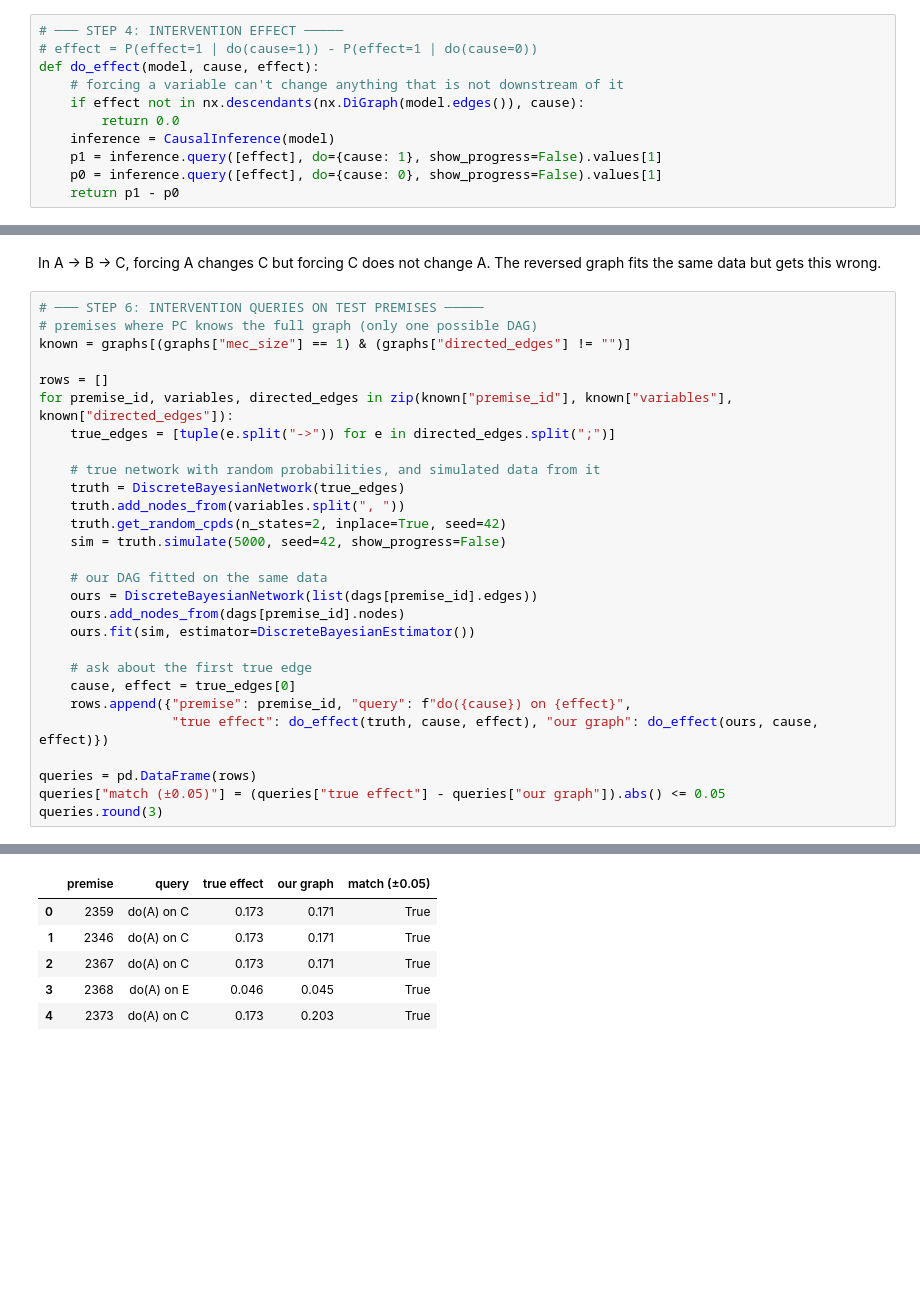
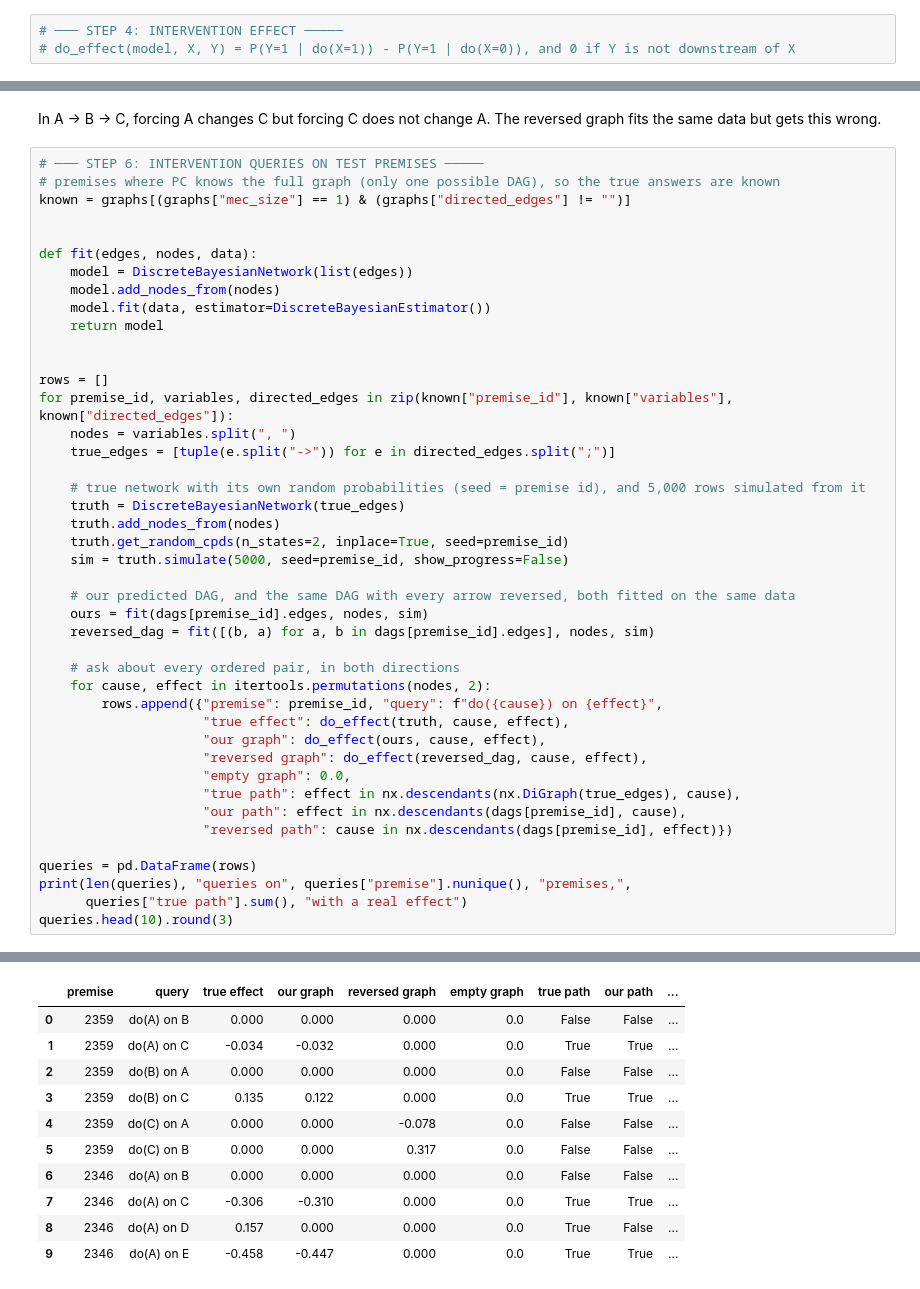
Before and after one commit to Jag2007/AI_ML_Project, a Jupyter notebook: notebooks/05_dag_bayesian_network.ipynb, the cells around one changed output, grey strips where cells are left out. Saved outputs shown, nothing was run; the diff lists cells and outputs as text; blank space fills up the shorter version.

```diff
--- a/notebooks/05_dag_bayesian_network.ipynb
+++ b/notebooks/05_dag_bayesian_network.ipynb
@@ -119,15 +117,7 @@ Corr2Cause has no numbers, so we:
 3. compare the intervention answers from our network with the true one
 # %%
 # ─── STEP 4: INTERVENTION EFFECT ─────
-# effect = P(effect=1 | do(cause=1)) - P(effect=1 | do(cause=0))
-def do_effect(model, cause, effect):
-    # forcing a variable can't change anything that is not downstream of it
-    if effect not in nx.descendants(nx.DiGraph(model.edges()), cause):
-        return 0.0
-    inference = CausalInference(model)
-    p1 = inference.query([effect], do={cause: 1}, show_progress=False).values[1]
-    p0 = inference.query([effect], do={cause: 0}, show_progress=False).values[1]
-    return p1 - p0
+# do_effect(model, X, Y) = P(Y=1 | do(X=1)) - P(Y=1 | do(X=0)), and 0 if Y is not downstream of X
 # %%
 # ─── STEP 5: WHY DIRECTION MATTERS ─────
 # true graph A -> B -> C, where each variable strongly follows its parent
@@ -166,30 +156,45 @@ pd.DataFrame({
 In A → B → C, forcing A changes C but forcing C does not change A. The reversed graph fits the same data but gets this wrong.
 # %%
 # ─── STEP 6: INTERVENTION QUERIES ON TEST PREMISES ─────
-# premises where PC knows the full graph (only one possible DAG)
+# premises where PC knows the full graph (only one possible DAG), so the true answers are known
 known = graphs[(graphs["mec_size"] == 1) & (graphs["directed_edges"] != "")]
+
+
+def fit(edges, nodes, data):
+    model = DiscreteBayesianNetwork(list(edges))
+    model.add_nodes_from(nodes)
+    model.fit(data, estimator=DiscreteBayesianEstimator())
+    return model
+
 
 rows = []
 for premise_id, variables, directed_edges in zip(known["premise_id"], known["variables"], known["directed_edges"]):
+    nodes = variables.split(", ")
     true_edges = [tuple(e.split("->")) for e in directed_edges.split(";")]
 
-    # true network with random probabilities, and simulated data from it
+    # true network with its own random probabilities (seed = premise id), and 5,000 rows simulated from it
     truth = DiscreteBayesianNetwork(true_edges)
-    truth.add_nodes_from(variables.split(", "))
-    truth.get_random_cpds(n_states=2, inplace=True, seed=42)
-    sim = truth.simulate(5000, seed=42, show_progress=False)
+    truth.add_nodes_from(nodes)
+    truth.get_random_cpds(n_states=2, inplace=True, seed=premise_id)
+    sim = truth.simulate(5000, seed=premise_id, show_progress=False)
 
-    # our DAG fitted on the same data
-    ours = DiscreteBayesianNetwork(list(dags[premise_id].edges))
-    ours.add_nodes_from(dags[premise_id].nodes)
-    ours.fit(sim, estimator=DiscreteBayesianEstimator())
+    # our predicted DAG, and the same DAG with every arrow reversed, both fitted on the same data
+    ours = fit(dags[premise_id].edges, nodes, sim)
+    reversed_dag = fit([(b, a) for a, b in dags[premise_id].edges], nodes, sim)
 
-    # ask about the first true edge
-    cause, effect = true_edges[0]
-    rows.append({"premise": premise_id, "query": f"do({cause}) on {effect}",
-                 "true effect": do_effect(truth, cause, effect), "our graph": do_effect(ours, cause, effect)})
+    # ask about every ordered pair, in both directions
+    for cause, effect in itertools.permutations(nodes, 2):
+        rows.append({"premise": premise_id, "query": f"do({cause}) on {effect}",
+                     "true effect": do_effect(truth, cause, effect),
+                     "our graph": do_effect(ours, cause, effect),
+                     "reversed graph": do_effect(reversed_dag, cause, effect),
+                     "empty graph": 0.0,
+                     "true path": effect in nx.descendants(nx.DiGraph(true_edges), cause),
+                     "our path": effect in nx.descendants(dags[premise_id], cause),
+                     "reversed path": cause in nx.descendants(dags[premise_id], effect)})
 
 queries = pd.DataFrame(rows)
-queries["match (±0.05)"] = (queries["true effect"] - queries["our graph"]).abs() <= 0.05
-queries.round(3)
+print(len(queries), "queries on", queries["premise"].nunique(), "premises,",
+      queries["true path"].sum(), "with a real effect")
+queries.head(10).round(3)
 # %% [output]
@@ -196,7 +202,12 @@ queries.round(3)
-|  | premise | query | true effect | our graph | match (±0.05) |
-| 0 | 2359 | do(A) on C | 0.173 | 0.171 | True |
-| 1 | 2346 | do(A) on C | 0.173 | 0.171 | True |
-| 2 | 2367 | do(A) on C | 0.173 | 0.171 | True |
-| 3 | 2368 | do(A) on E | 0.046 | 0.045 | True |
-| 4 | 2373 | do(A) on C | 0.173 | 0.203 | True |
+|  | premise | query | true effect | our graph | reversed graph | empty graph | true path | our path | ... |
+| 0 | 2359 | do(A) on B | 0.000 | 0.000 | 0.000 | 0.0 | False | False | ... |
+| 1 | 2359 | do(A) on C | -0.034 | -0.032 | 0.000 | 0.0 | True | True | ... |
+| 2 | 2359 | do(B) on A | 0.000 | 0.000 | 0.000 | 0.0 | False | False | ... |
+| 3 | 2359 | do(B) on C | 0.135 | 0.122 | 0.000 | 0.0 | True | True | ... |
+| 4 | 2359 | do(C) on A | 0.000 | 0.000 | -0.078 | 0.0 | False | False | ... |
+| 5 | 2359 | do(C) on B | 0.000 | 0.000 | 0.317 | 0.0 | False | False | ... |
+| 6 | 2346 | do(A) on B | 0.000 | 0.000 | 0.000 | 0.0 | False | False | ... |
+| 7 | 2346 | do(A) on C | -0.306 | -0.310 | 0.000 | 0.0 | True | True | ... |
+| 8 | 2346 | do(A) on D | 0.157 | 0.000 | 0.000 | 0.0 | True | False | ... |
+| 9 | 2346 | do(A) on E | -0.458 | -0.447 | 0.000 | 0.0 | True | True | ... |
 # %%
```
Also changed, not shown: parts of 9 cells of this notebook.
